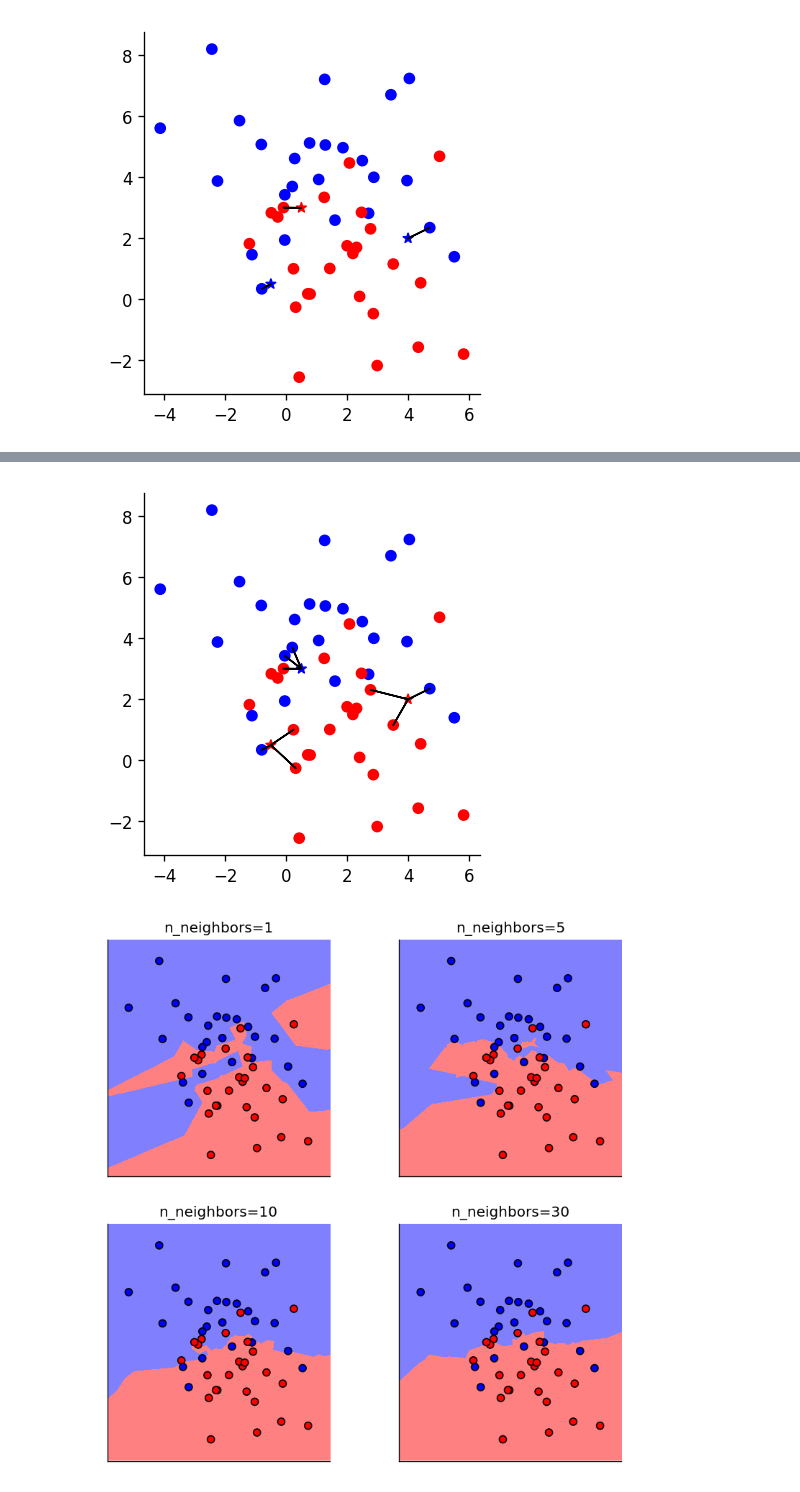
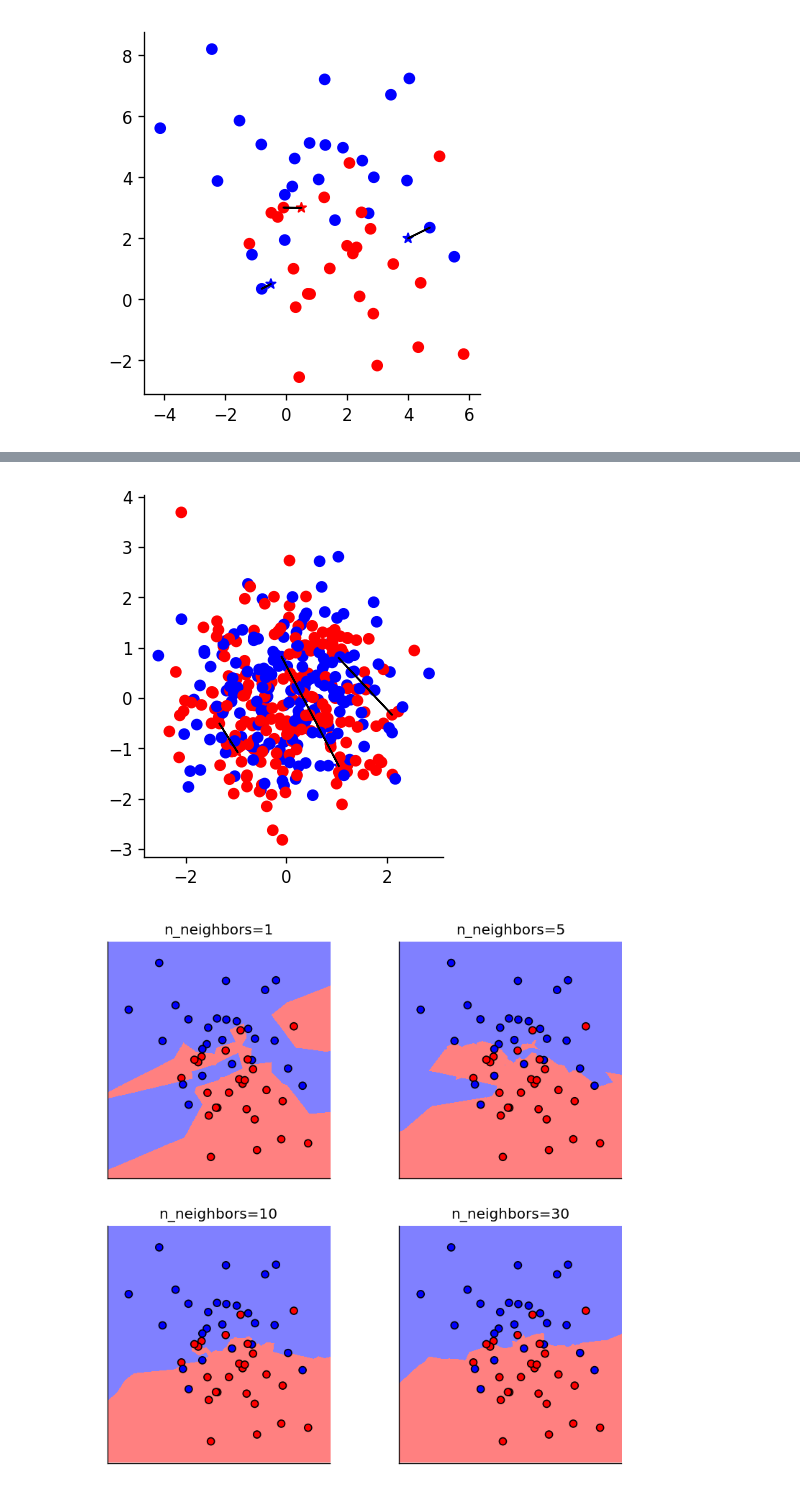
Before and after one commit to krishnamohan-seelam/AML, a Jupyter notebook: Introduction.ipynb, the cells around one changed output, grey strips where cells are left out. Drawn from its saved outputs; the diff is of its cells as text; code cells hidden in the pictures.

```diff
--- a/Introduction.ipynb
+++ b/Introduction.ipynb
@@ -56,8 +57,8 @@ plt.show()
 from sklearn.metrics import euclidean_distances
 from sklearn.neighbors import KNeighborsClassifier
 
-def plot_n_neighbors(X, y, n_neighbors=1):
-    X_test = np.array([[0.5, 3], [4, 2], [-.5, .5]])
+def plot_n_neighbors(X, y,X_test, n_neighbors=1):
+
     dist = euclidean_distances(X, X_test)
     closest = np.argsort(dist, axis=0)
 
@@ -74,8 +75,9 @@ def plot_n_neighbors(X, y, n_neighbors=1):
     plt.gca().spines['top'].set_visible(False)
     plt.gca().spines['right'].set_visible(False)
 
+X_test = np.array([[0.5, 3], [4, 2], [-.5, .5]])
 
-plot_n_neighbors(X, y)
+plot_n_neighbors(X, y,X_test)
 plt.show()
 # %% [output]
 [figure]
@@ -92,8 +94,8 @@ accuracy: 0.79
 # %%
-plot_n_neighbors(X, y,3)
+plot_n_neighbors(X_train, y_train,X_test[0:3])
 plt.show()
 # %% [output]
-[figure, old version]
+[figure, new version]
 # %%
 def plot_2d_classification(classifier, X, fill=False, ax=None, eps=None, alpha=1):
     # multiclass
```
Also changed, not shown: parts of 15 cells of this notebook.
